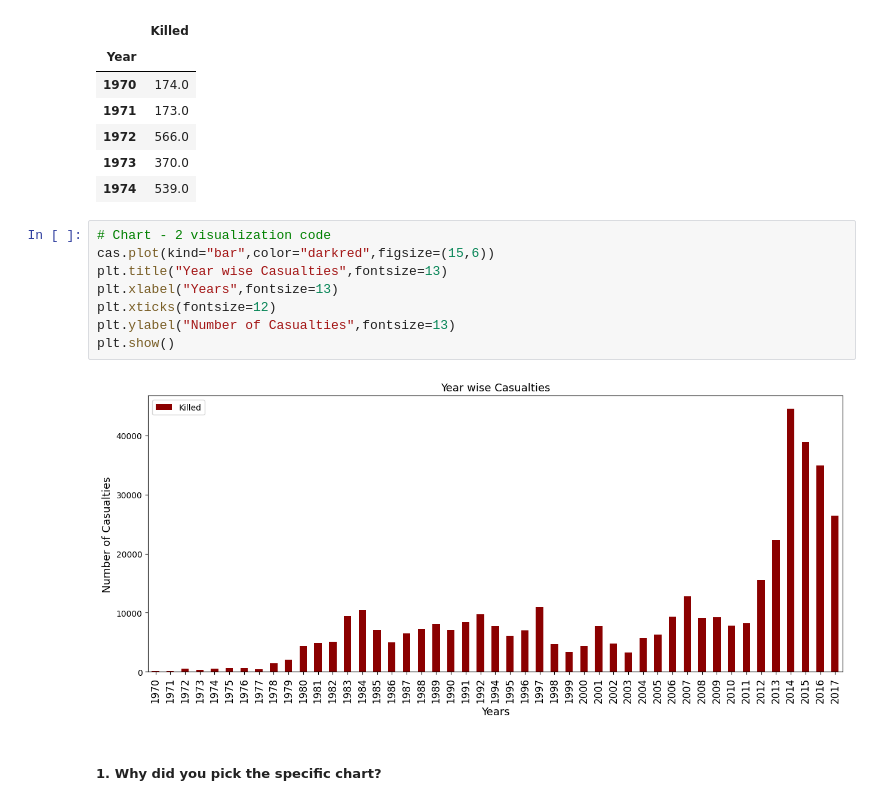
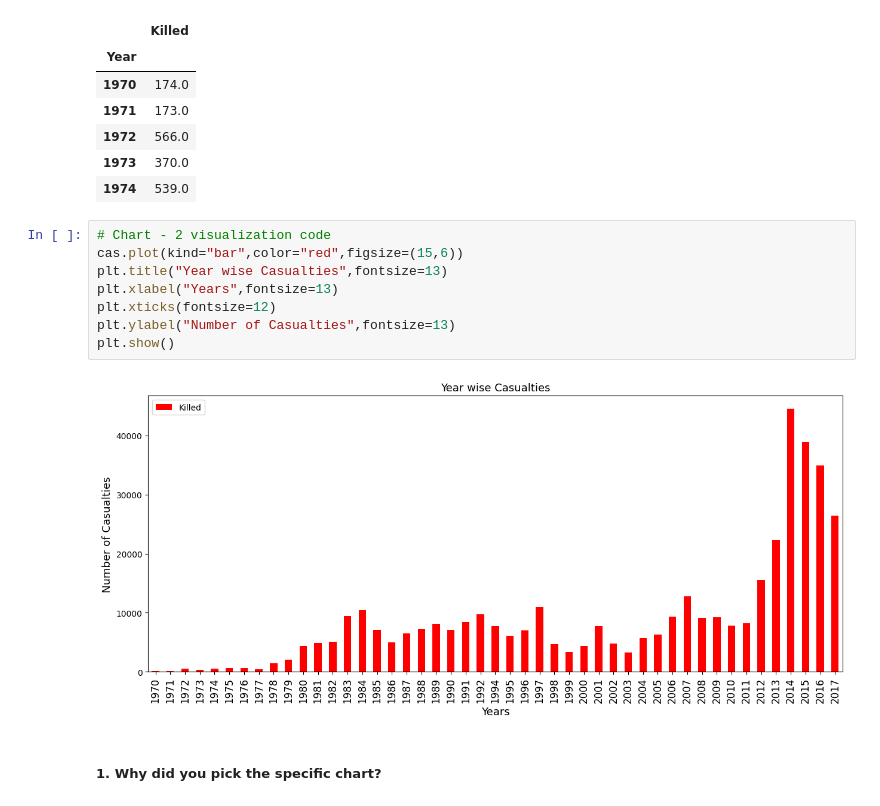
Before and after one commit to Amrit007-droid/Global-Terrorism-Dataset-EDA-, a Jupyter notebook: Global_Terrorism_Dataset_EDA_submission_.ipynb, the cells around one changed output. Cells and saved outputs as stored; diff of their text form.

```diff
--- a/Global_Terrorism_Dataset_EDA_submission_.ipynb
+++ b/Global_Terrorism_Dataset_EDA_submission_.ipynb
@@ -504,14 +504,14 @@ cas.head()
 | 1974 | 539.0 |
 # %%
 # Chart - 2 visualization code
-cas.plot(kind="bar",color="darkred",figsize=(15,6))
+cas.plot(kind="bar",color="red",figsize=(15,6))
 plt.title("Year wise Casualties",fontsize=13)
 plt.xlabel("Years",fontsize=13)
 plt.xticks(fontsize=12)
 plt.ylabel("Number of Casualties",fontsize=13)
 plt.show()
 # %% [output]
-[figure, old version]
+[figure, new version]
 # %% [markdown]
 ##### 1. Why did you pick the specific chart?
 # %% [markdown]
```
Also changed, not shown: parts of 11 cells of this notebook.
